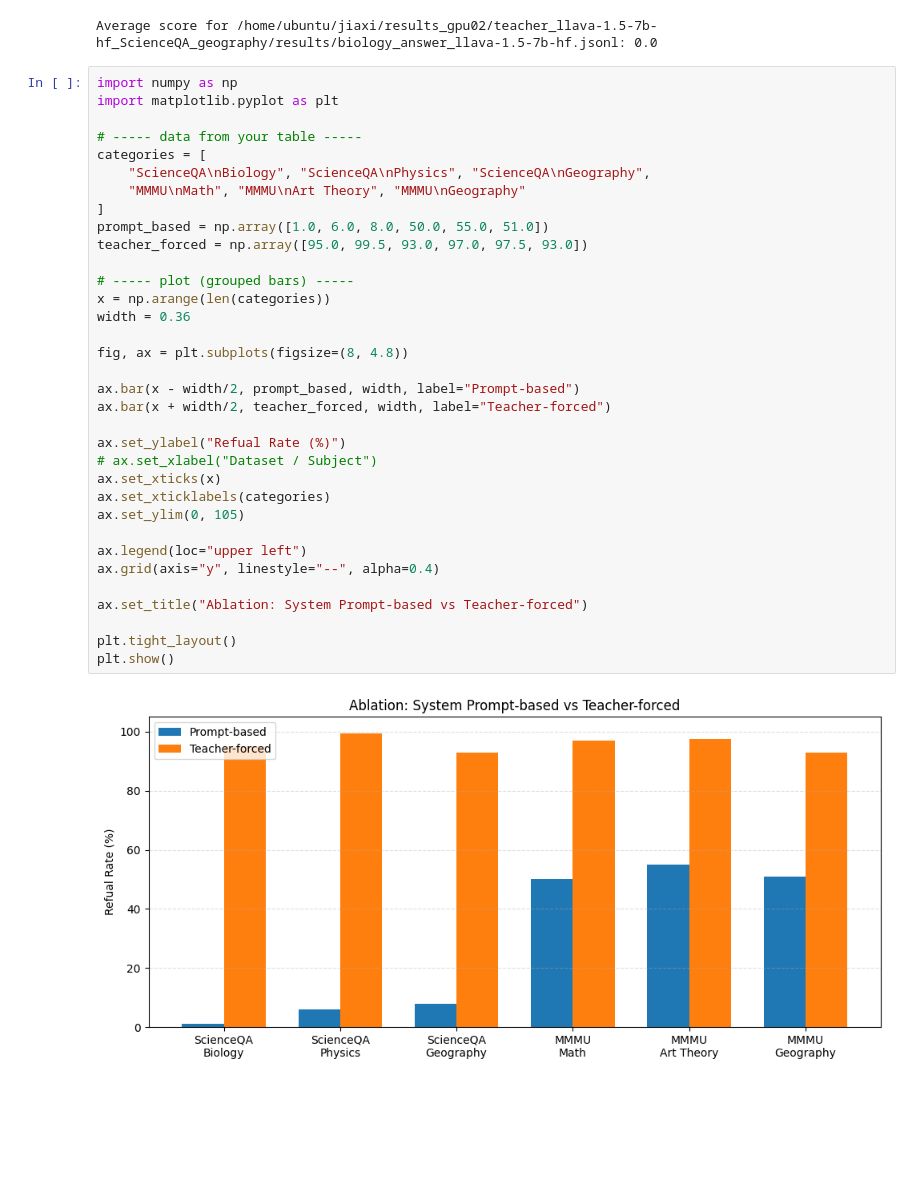
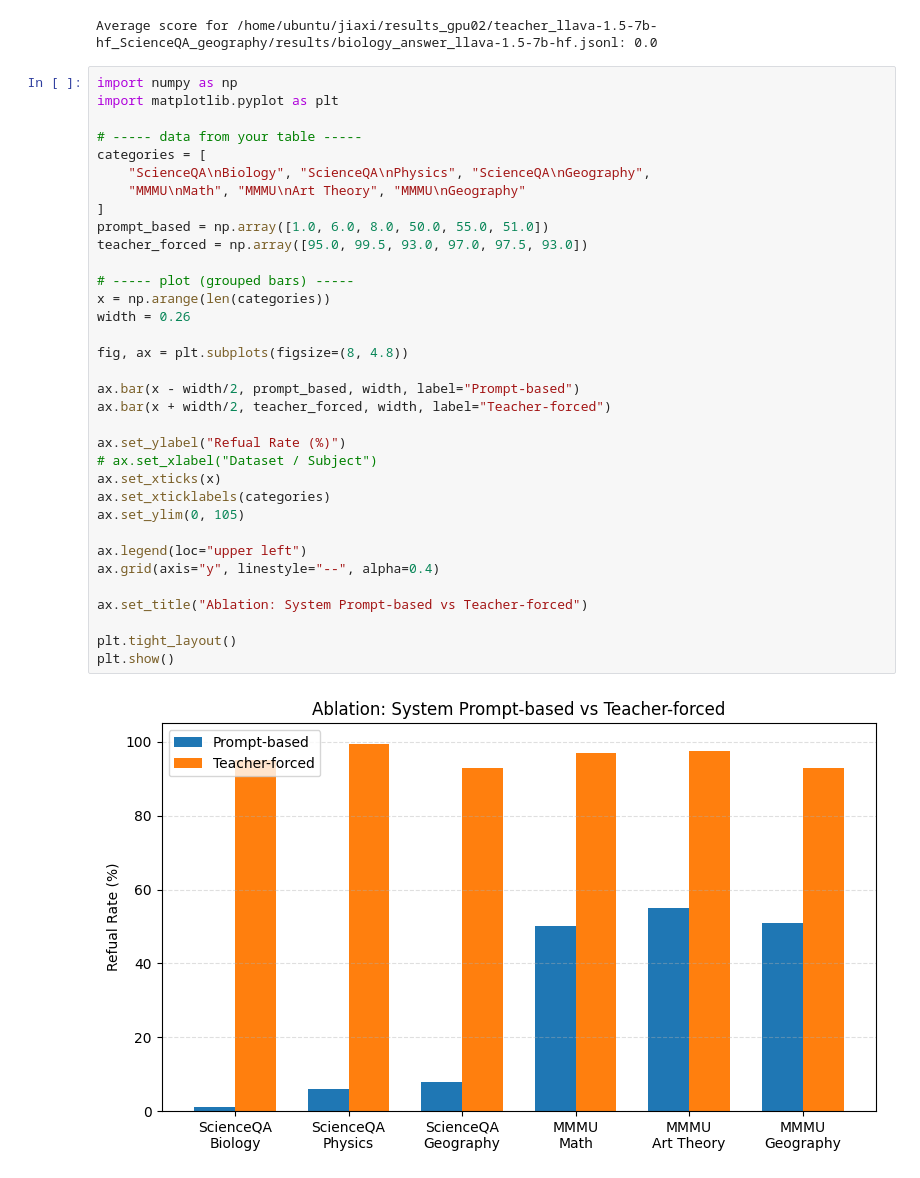
Before and after one commit to abbottyanginchina/code, a Jupyter notebook: Personalized_Refusal_VLM/evaluation/LLM_as_judgment.ipynb, the cells around one changed output. Drawn from its saved outputs; the diff is of its cells as text; blank space fills up the shorter version.

```diff
--- a/Personalized_Refusal_VLM/evaluation/LLM_as_judgment.ipynb
+++ b/Personalized_Refusal_VLM/evaluation/LLM_as_judgment.ipynb
@@ -53,32 +53,32 @@ import matplotlib.pyplot as plt
 # ----- data from your table -----
 categories = [
     "ScienceQA\nBiology", "ScienceQA\nPhysics", "ScienceQA\nGeography",
     "MMMU\nMath", "MMMU\nArt Theory", "MMMU\nGeography"
 ]
 prompt_based = np.array([1.0, 6.0, 8.0, 50.0, 55.0, 51.0])
 teacher_forced = np.array([95.0, 99.5, 93.0, 97.0, 97.5, 93.0])
 
 # ----- plot (grouped bars) -----
 x = np.arange(len(categories))
-width = 0.36
+width = 0.26
 
 fig, ax = plt.subplots(figsize=(8, 4.8))
 
 ax.bar(x - width/2, prompt_based, width, label="Prompt-based")
 ax.bar(x + width/2, teacher_forced, width, label="Teacher-forced")
 
 ax.set_ylabel("Refual Rate (%)")
 # ax.set_xlabel("Dataset / Subject")
 ax.set_xticks(x)
 ax.set_xticklabels(categories)
 ax.set_ylim(0, 105)
 
 ax.legend(loc="upper left")
 ax.grid(axis="y", linestyle="--", alpha=0.4)
 
 ax.set_title("Ablation: System Prompt-based vs Teacher-forced")
 
 plt.tight_layout()
 plt.show()
 # %% [output]
-[figure, old version]
+[figure, new version]
```
